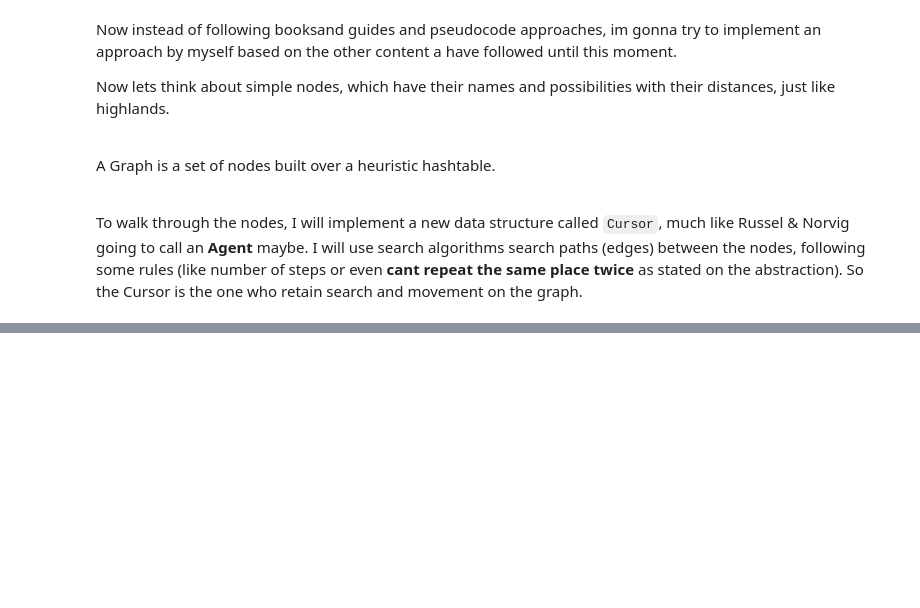
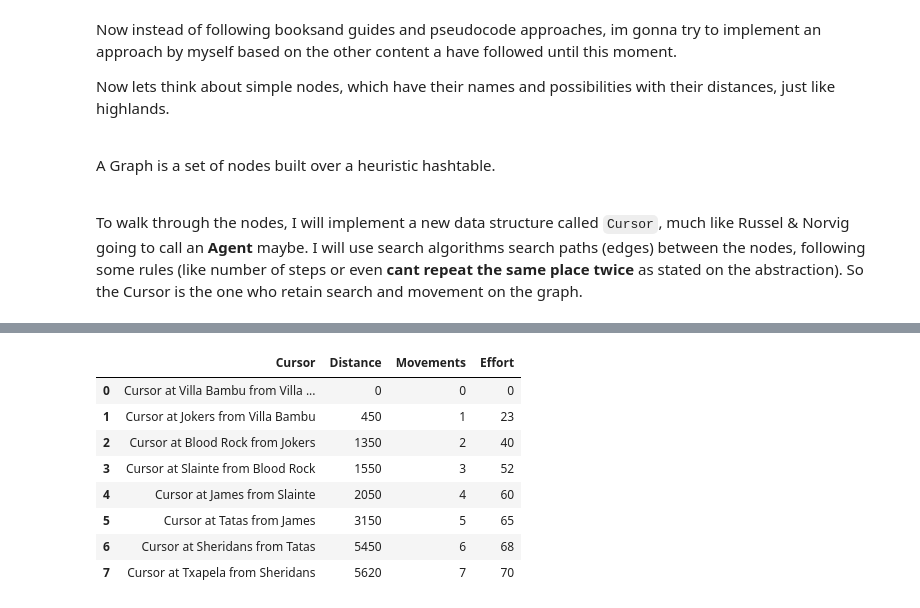
Before and after one commit to brunolcarli/GooGraph, a Jupyter notebook: Beer_route.ipynb, the cells around one changed output, grey strips where cells are left out. Saved outputs shown, nothing was run; the diff lists cells and outputs as text; code cells hidden in the pictures; blank space fills up the shorter version.

```diff
--- a/Beer_route.ipynb
+++ b/Beer_route.ipynb
@@ -259,0 +357,24 @@ pub_df
+# %%
+# Driver code
+pub_cursor = Cursor(pub_graph, pub_graph.nodes[START])
+
+records = [[str(pub_cursor), pub_cursor.total_distance, pub_cursor.movements, pub_cursor.effort]]
+while True:
+    option = pub_cursor.search_best_option(sorting='selection')
+    if not option:
+        break
+    pub_cursor.move(option)
+    records.append([str(pub_cursor), pub_cursor.total_distance, pub_cursor.movements, pub_cursor.effort])
+
+pub_df2 = pd.DataFrame(records, columns=['Cursor', 'Distance', 'Movements', 'Effort'])
+pub_df2
+# %% [output]
+|  | Cursor | Distance | Movements | Effort |
+| 0 | Cursor at Villa Bambu from Villa ... | 0 | 0 | 0 |
+| 1 | Cursor at Jokers from Villa Bambu | 450 | 1 | 23 |
+| 2 | Cursor at Blood Rock from Jokers | 1350 | 2 | 40 |
+| 3 | Cursor at Slainte from Blood Rock | 1550 | 3 | 52 |
+| 4 | Cursor at James from Slainte | 2050 | 4 | 60 |
+| 5 | Cursor at Tatas from James | 3150 | 5 | 65 |
+| 6 | Cursor at Sheridans from Tatas | 5450 | 6 | 68 |
+| 7 | Cursor at Txapela from Sheridans | 5620 | 7 | 70 |
```
Also changed, not shown: parts of 6 cells of this notebook.
